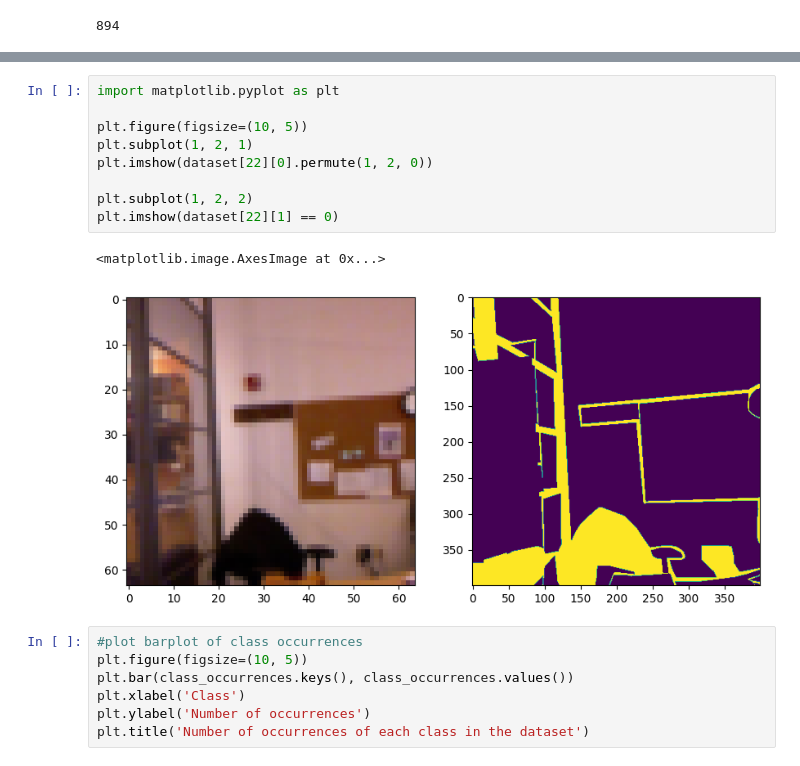
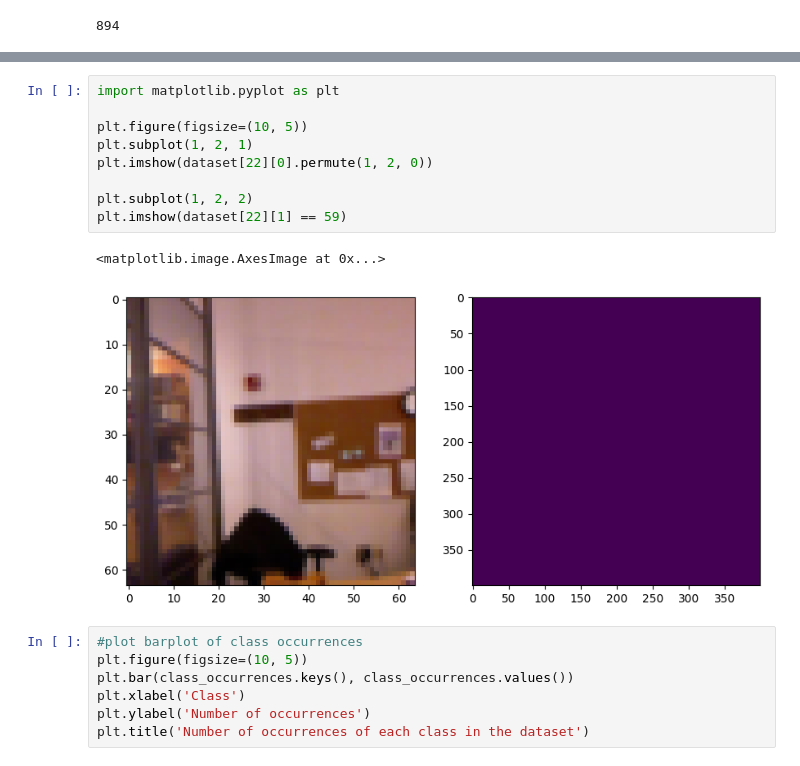
Before and after one commit to okaynils/fhnw-ds-vdl, a Jupyter notebook: exploration.ipynb, the cells around one changed output, grey strips where cells are left out. Cells and saved outputs as stored; diff of their text form.

```diff
--- a/exploration.ipynb
+++ b/exploration.ipynb
@@ -61,15 +96,15 @@ array([ 0,  1,  3,  4,  5, 11, 15, 21, 26, 34, 36, 42, 56, 62, 83, 96, 97],
 # %%
 import matplotlib.pyplot as plt
 
 plt.figure(figsize=(10, 5))
 plt.subplot(1, 2, 1)
 plt.imshow(dataset[22][0].permute(1, 2, 0))
 
 plt.subplot(1, 2, 2)
-plt.imshow(dataset[22][1] == 0)
+plt.imshow(dataset[22][1] == 59)
 # %% [output]
 <matplotlib.image.AxesImage at 0x...>
-[figure, old version]
+[figure, new version]
 # %%
 #plot barplot of class occurrences
 plt.figure(figsize=(10, 5))
```
Also changed, not shown: parts of 3 cells of this notebook, 2 other files.
